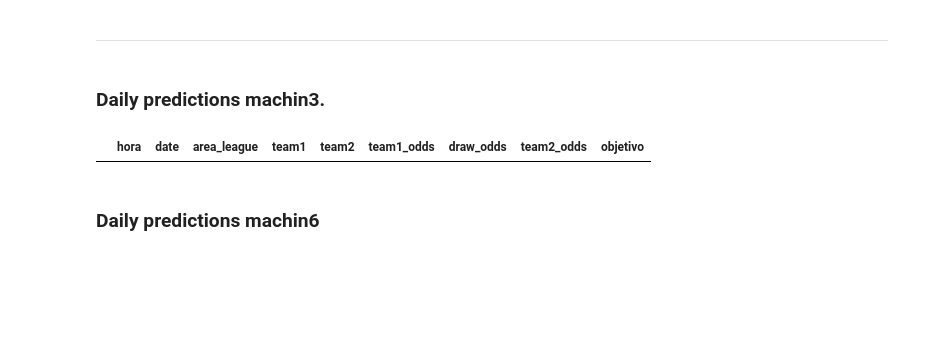
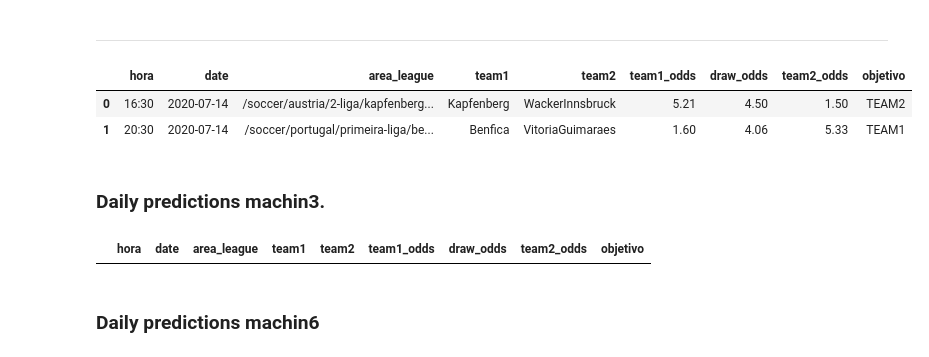
Before and after one commit to jtmancilla/DSP-Sport-AI, a Jupyter notebook: Daily-predictions.ipynb, the cells around one changed output. Drawn from its saved outputs; the diff is of its cells as text; code cells hidden in the pictures; blank space fills up the shorter version.

```diff
--- a/Daily-predictions.ipynb
+++ b/Daily-predictions.ipynb
@@ -52,6 +52,13 @@ dsp.daily_prediction(df_prediccion)
 | 124 | 02:30 | 2020-07-14 | /soccer/usa/mls/los-angeles-galax... | LosAngelesGalaxy | PortlandTimbers | 2.60 | 3.61 | 2.53 | TEAM2 |
 # %% [markdown]
 ___
+# %%
+df_prediccion = dsp.load_data(tbl="tbl_prediccion_machinTAN11")
+dsp.daily_prediction(df_prediccion)
+# %% [output]
+|  | hora | date | area_league | team1 | team2 | team1_odds | draw_odds | team2_odds | objetivo |
+| 0 | 16:30 | 2020-07-14 | /soccer/austria/2-liga/kapfenberg... | Kapfenberg | WackerInnsbruck | 5.21 | 4.50 | 1.50 | TEAM2 |
+| 1 | 20:30 | 2020-07-14 | /soccer/portugal/primeira-liga/be... | Benfica | VitoriaGuimaraes | 1.60 | 4.06 | 5.33 | TEAM1 |
 # %% [markdown]
 ### Daily predictions machin3.
 # %%
```
